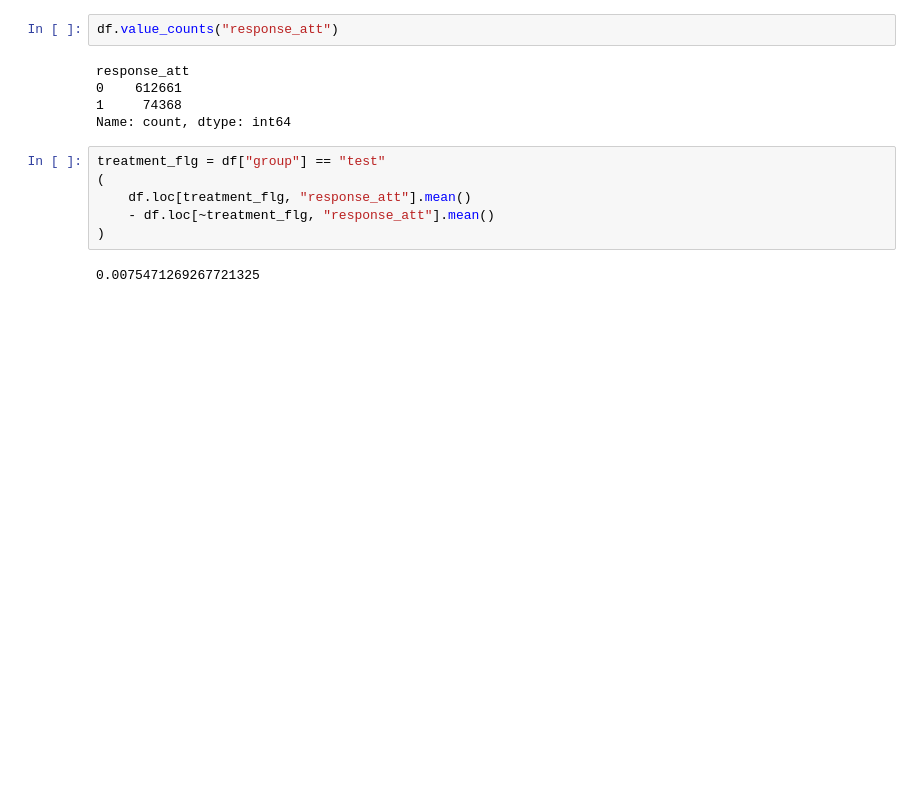
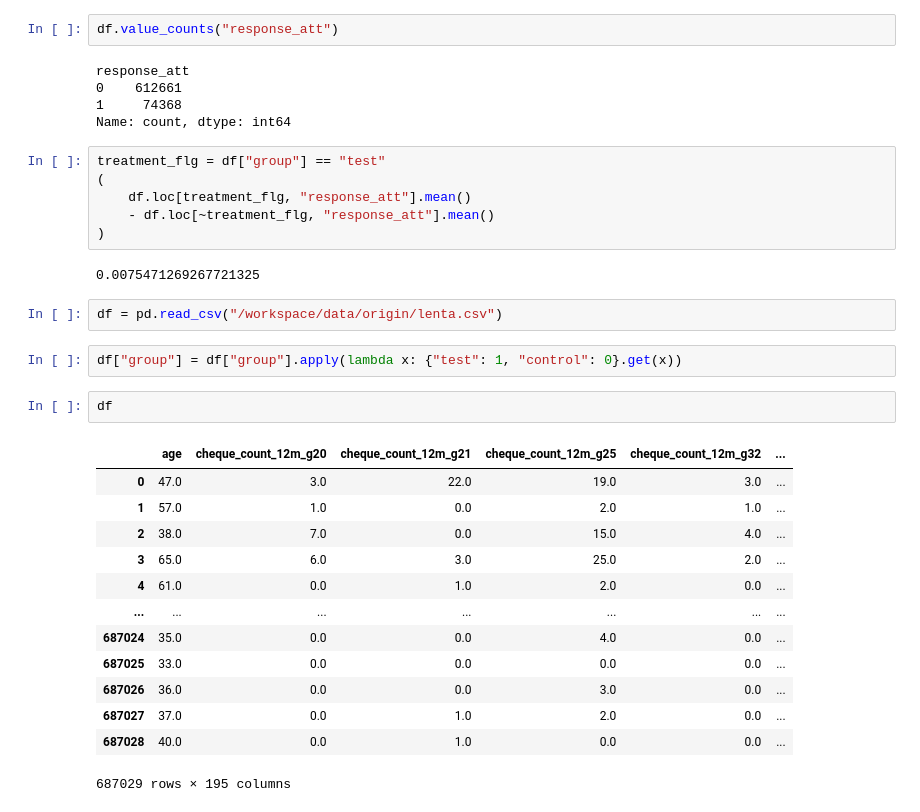
Before and after one commit to YuriNakayama/cate, a Jupyter notebook: dev/eda/stats_lenta.ipynb, the cells around one changed output. Drawn from its saved outputs; the diff is of its cells as text; blank space fills up the shorter version.

```diff
--- a/dev/eda/stats_lenta.ipynb
+++ b/dev/eda/stats_lenta.ipynb
@@ -50,3 +26,23 @@ treatment_flg = df["group"] == "test"
 )
 # %% [output]
 0.0075471269267721325
+# %%
+df = pd.read_csv("/workspace/data/origin/lenta.csv")
+# %%
+df["group"] = df["group"].apply(lambda x: {"test": 1, "control": 0}.get(x))
+# %%
+df
+# %% [output]
+|  | age | cheque_count_12m_g20 | cheque_count_12m_g21 | cheque_count_12m_g25 | cheque_count_12m_g32 | ... |
+| 0 | 47.0 | 3.0 | 22.0 | 19.0 | 3.0 | ... |
+| 1 | 57.0 | 1.0 | 0.0 | 2.0 | 1.0 | ... |
+| 2 | 38.0 | 7.0 | 0.0 | 15.0 | 4.0 | ... |
+| 3 | 65.0 | 6.0 | 3.0 | 25.0 | 2.0 | ... |
+| 4 | 61.0 | 0.0 | 1.0 | 2.0 | 0.0 | ... |
+| ... | ... | ... | ... | ... | ... | ... |
+| 687024 | 35.0 | 0.0 | 0.0 | 4.0 | 0.0 | ... |
+| 687025 | 33.0 | 0.0 | 0.0 | 0.0 | 0.0 | ... |
+| 687026 | 36.0 | 0.0 | 0.0 | 3.0 | 0.0 | ... |
+| 687027 | 37.0 | 0.0 | 1.0 | 2.0 | 0.0 | ... |
+| 687028 | 40.0 | 0.0 | 1.0 | 0.0 | 0.0 | ... |
+687029 rows × 195 columns
```
Also changed, not shown: parts of 4 cells of this notebook, 3 other files.
